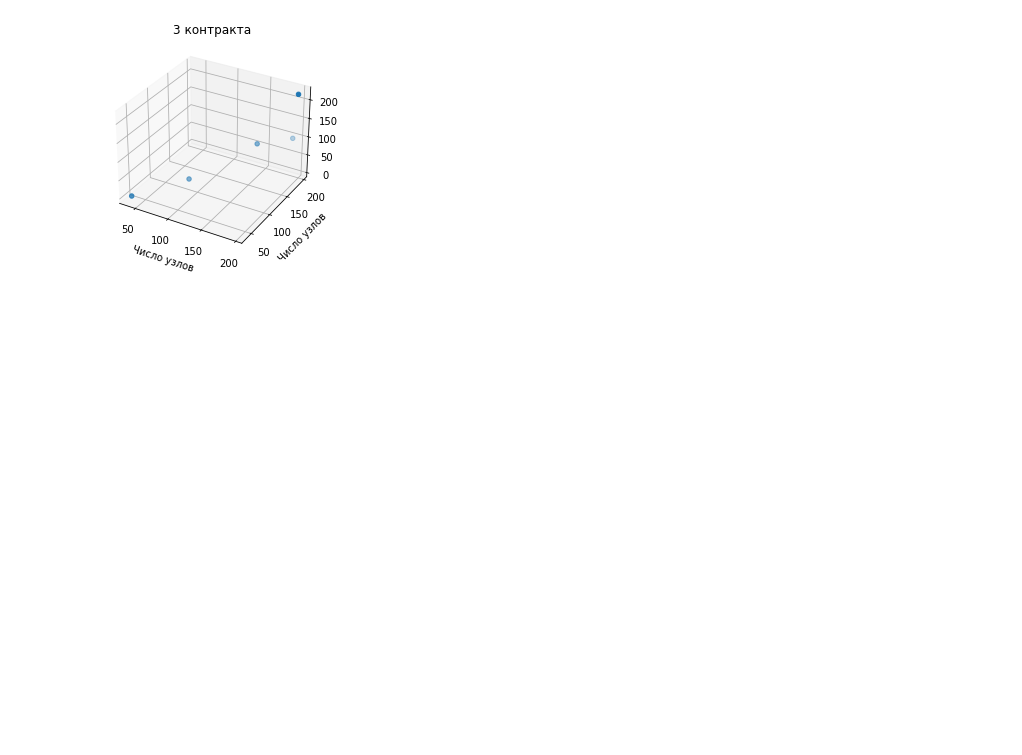
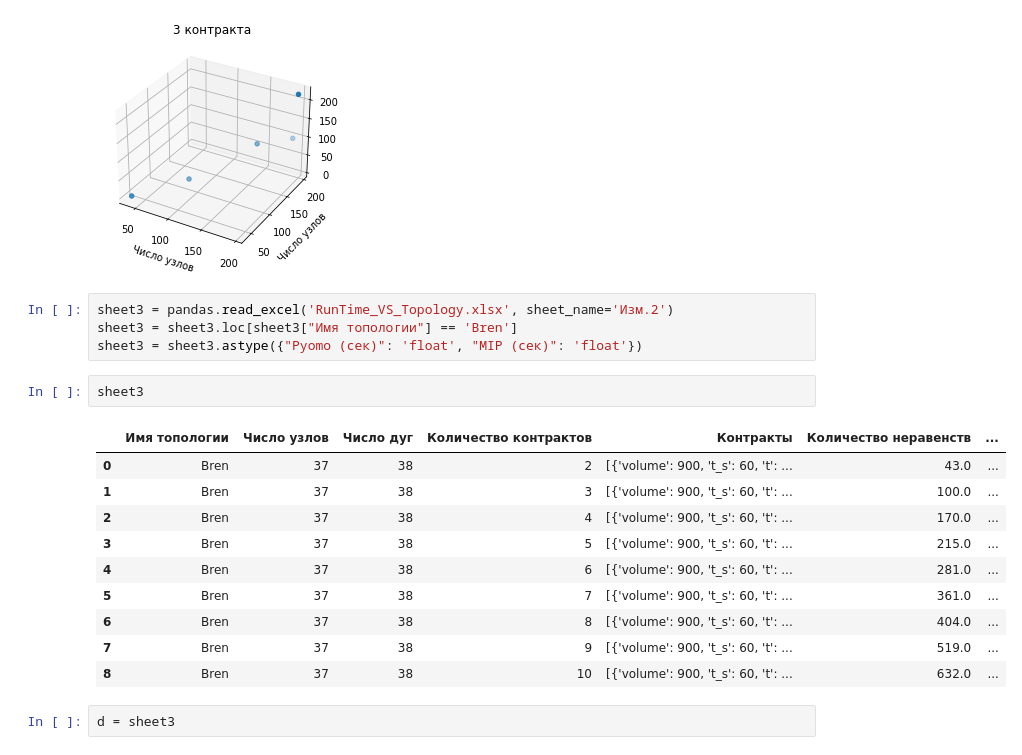
Before and after one commit to A13Chernysheva/BoD, a Jupyter notebook: Plot.ipynb, the cells around one changed output. Saved outputs shown, nothing was run; the diff lists cells and outputs as text; blank space fills up the shorter version.

```diff
--- a/Plot.ipynb
+++ b/Plot.ipynb
@@ -122,3 +122,22 @@ ax.set_title("3 контракта")
 # %% [output]
 Text(0.5, 0.92, '3 контракта')
 [figure]
+# %%
+sheet3 = pandas.read_excel('RunTime_VS_Topology.xlsx', sheet_name='Изм.2')
+sheet3 = sheet3.loc[sheet3["Имя топологии"] == 'Bren']
+sheet3 = sheet3.astype({"Pyomo (сек)": 'float', "MIP (сек)": 'float'})
+# %%
+sheet3
+# %% [output]
+|  | Имя топологии | Число узлов | Число дуг | Количество контрактов | Контракты | Количество неравенств | ... |
+| 0 | Bren | 37 | 38 | 2 | [{'volume': 900, 't_s': 60, 't': ... | 43.0 | ... |
+| 1 | Bren | 37 | 38 | 3 | [{'volume': 900, 't_s': 60, 't': ... | 100.0 | ... |
+| 2 | Bren | 37 | 38 | 4 | [{'volume': 900, 't_s': 60, 't': ... | 170.0 | ... |
+| 3 | Bren | 37 | 38 | 5 | [{'volume': 900, 't_s': 60, 't': ... | 215.0 | ... |
+| 4 | Bren | 37 | 38 | 6 | [{'volume': 900, 't_s': 60, 't': ... | 281.0 | ... |
+| 5 | Bren | 37 | 38 | 7 | [{'volume': 900, 't_s': 60, 't': ... | 361.0 | ... |
+| 6 | Bren | 37 | 38 | 8 | [{'volume': 900, 't_s': 60, 't': ... | 404.0 | ... |
+| 7 | Bren | 37 | 38 | 9 | [{'volume': 900, 't_s': 60, 't': ... | 519.0 | ... |
+| 8 | Bren | 37 | 38 | 10 | [{'volume': 900, 't_s': 60, 't': ... | 632.0 | ... |
+# %%
+d = sheet3
```
Also changed, not shown: parts of 1 cell of this notebook, 9 other files.
